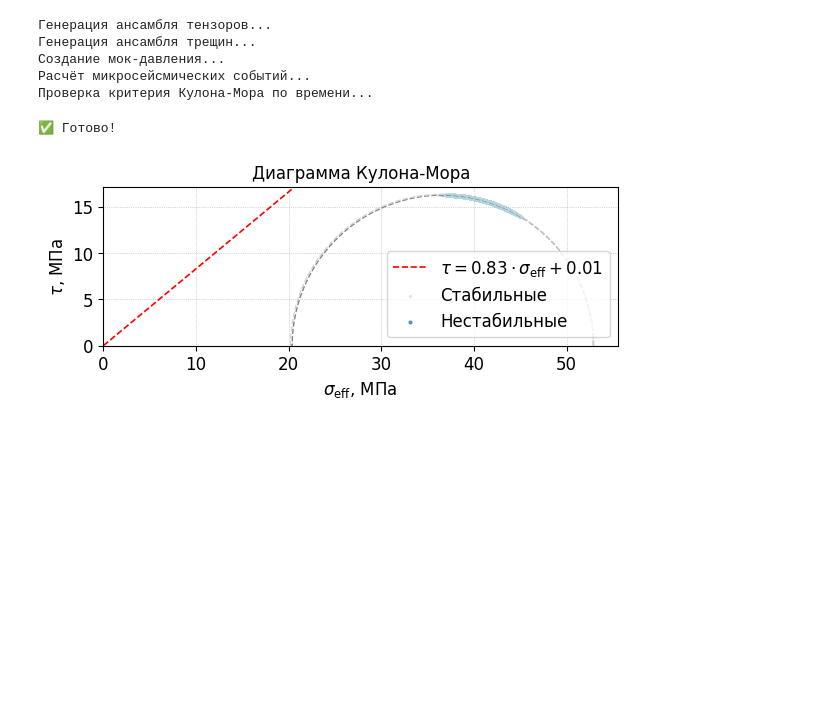
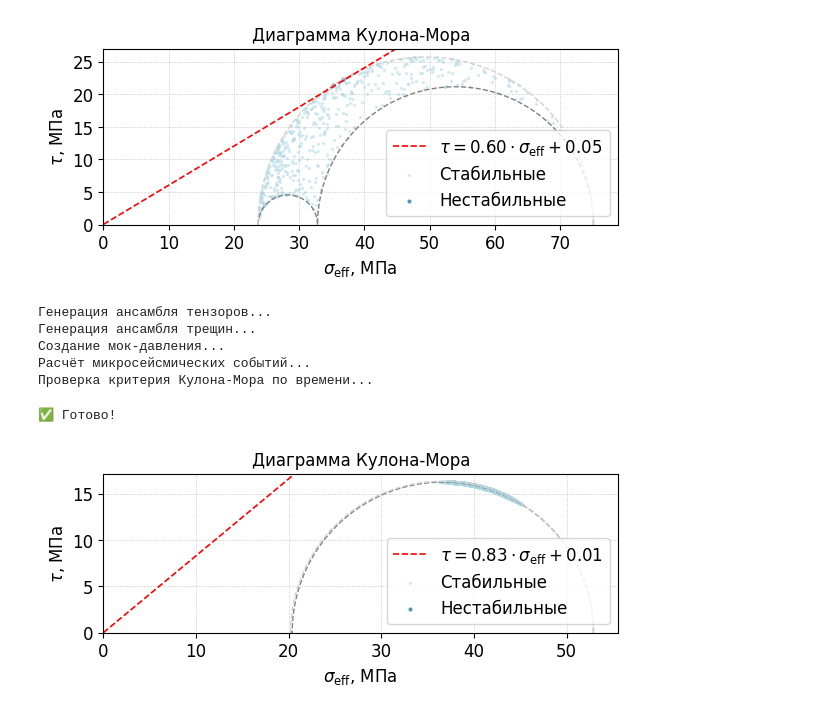
Before and after one commit to mexalon/mm2, a Jupyter notebook: pore_press_to_events.ipynb, the cells around one changed output. Drawn from its saved outputs; the diff is of its cells as text; code cells hidden in the pictures; blank space fills up the shorter version.

```diff
--- a/pore_press_to_events.ipynb
+++ b/pore_press_to_events.ipynb
@@ -1381,3 +87,36 @@ plot_mu_cohesion_histograms(mu, coh)
+# %%
+from methods.colomb_things import critical_pore_pressure, compute_normal_and_shear_ensemble, check_coulomb_failure
+from methods.colomb_things_plotting import plot_coulomb_diagram
+
+# считает, какео должно быть поровое давление для материнского тензора и сида,
+# чтобы большой круг Мора коснулся критерия Кулона. То есть нужный сдвиг круга.
+# Ответ в тех же единицах, что и стресс - в МПа
+pore_crit = critical_pore_pressure(tensor, seed)
+
+# Можно считать, какие трещины критически напряжены, для этого есть две функции:
+
+# Нормальные и касательные напряжения. Считается сразу для всего бэтча из тензоров.
+# Каждый тензор из ансамбля пересчитывается в нормальные и касательные напряжения для каждой нормали.
+sigma_n, tau = compute_normal_and_shear_ensemble(ensemble_tensors, normals)
+
+# Чекаем, для каких ттерин выполнился критерий Кулона, также сразу для всех тензоров.
+# В качестве порового давления подставляем каке то, в даннлм случае критическое.
+failures = check_coulomb_failure(sigma_n, tau, mus, cohesions, pore_pressure=pore_crit)
+
+# можно визуализировать всю красоту в виде диграммы Кулона
+idx=42 # номер какого то тензора из батча тензоров напряжений
+
+# для него:
+sigma_n = sigma_n[idx] # нормальные напряжения для всех трещин из ансамбля
+tau = tau[idx] # касательные напряжения для всех трещин из ансамбля
+mu = seed.mu # коэффициенты трения и когезии для отрисовки прямой критерия
+cohesion = seed.cohesion
+principal_stresses = stresses[idx] # главные компоненты тензора напряжений для отрисовки кругов Мора
+failures=failures[idx] # метки выполенности критерия Кулона для трещин из ансамбля, чтобы точки по разному раскрасить, можно не передаватьтогда сами посчитаются
+
+plot_coulomb_diagram(sigma_n, tau, mu, cohesion, pore_pressure=pore_crit, principal_stresses=principal_stresses, failures=failures)
+# %% [output]
+[figure, added]
 # %%
 # Объект с параметрами моделирования
 params = SimpleNamespace(
```
Also changed, not shown: parts of 15 cells of this notebook, 6 other files.
